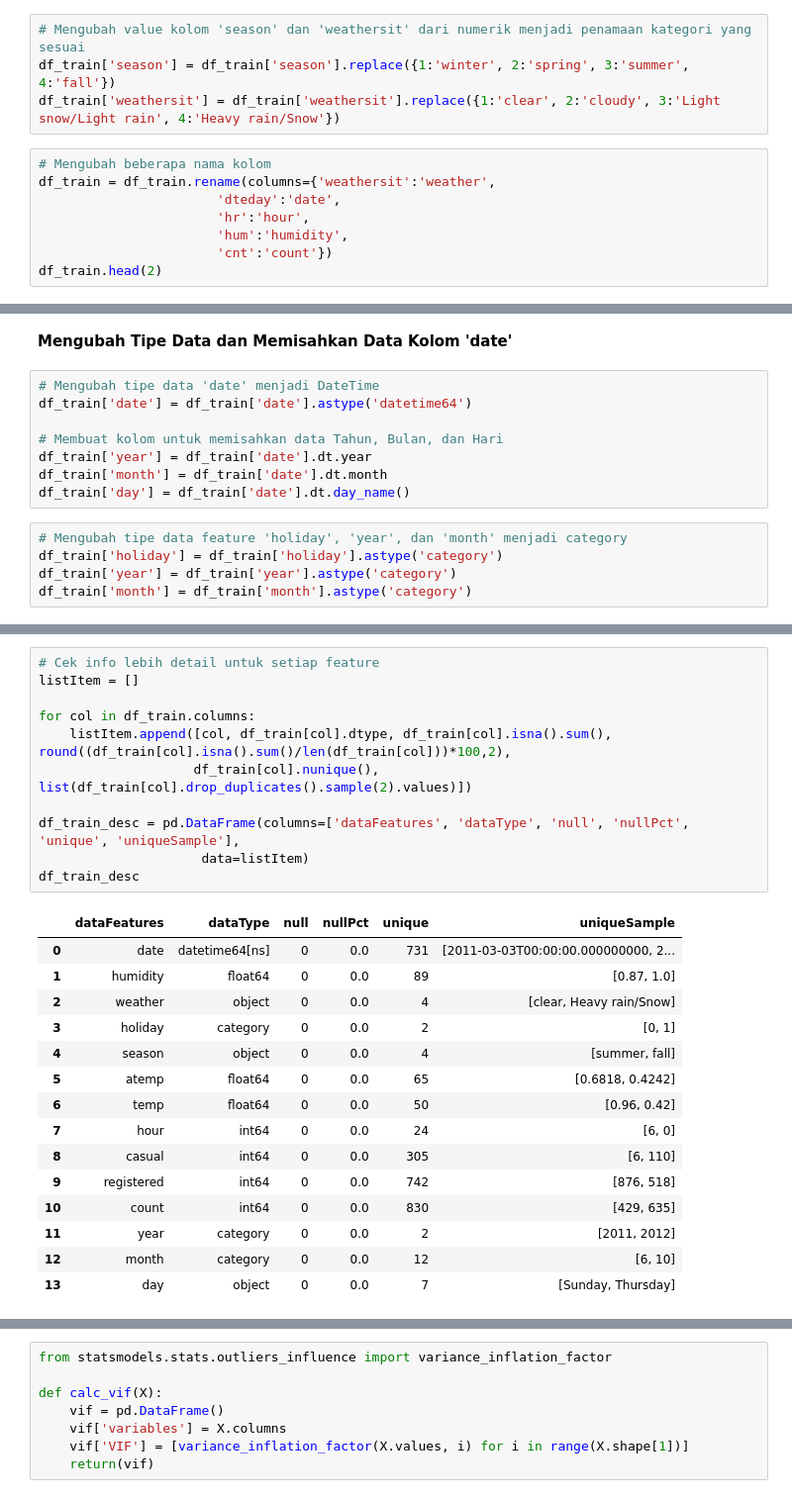
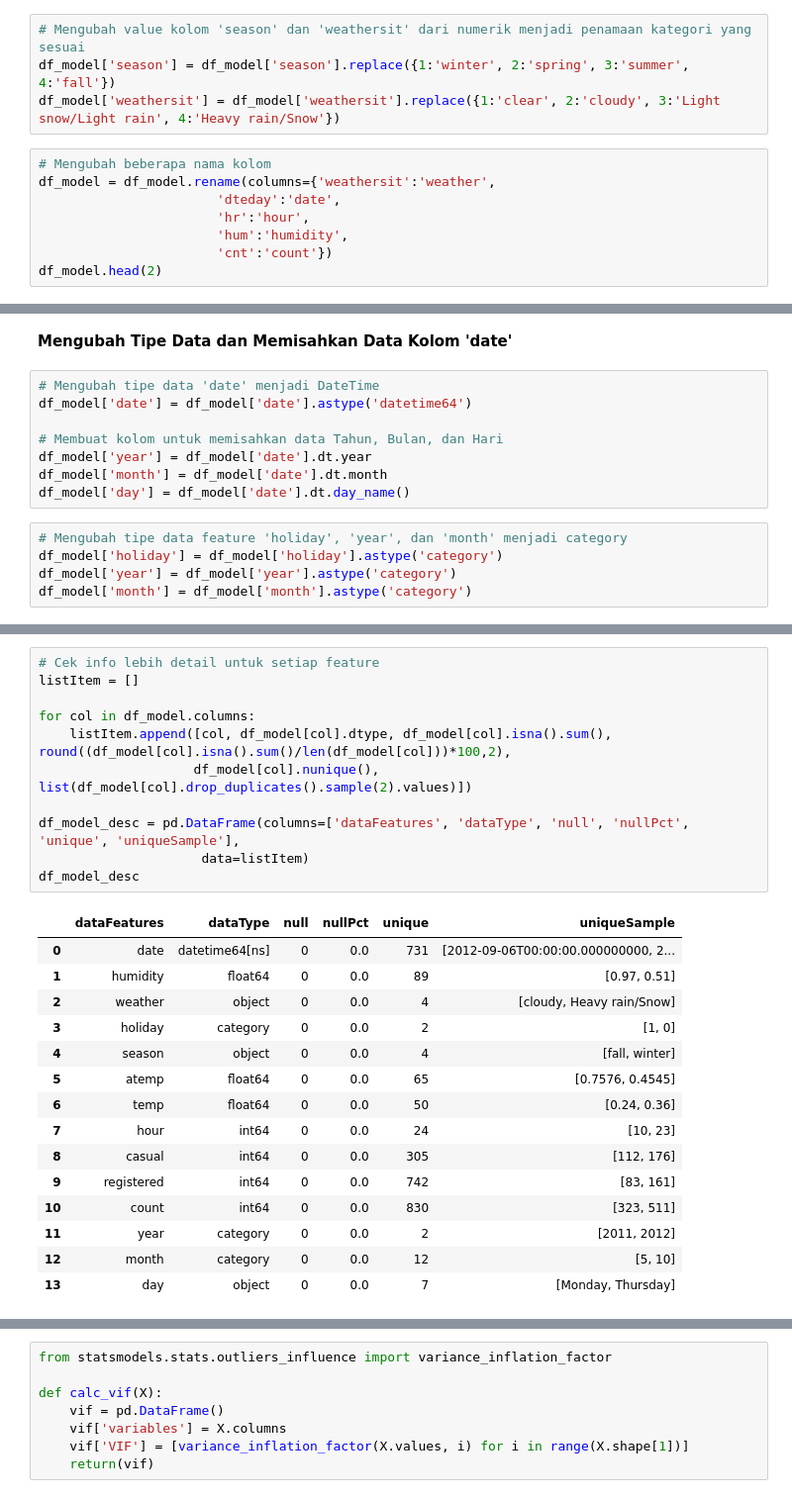
Before and after one commit to hrydwntr/Bike_Sharing_Model, a Jupyter notebook: capstone_modul_3.ipynb, the cells around one changed output, grey strips where cells are left out. Shown at 99% size. Drawn from its saved outputs; the diff is of its cells as text.

```diff
--- a/capstone_modul_3.ipynb
+++ b/capstone_modul_3.ipynb
@@ -36,15 +127,15 @@ df_train.drop('index', axis=1, inplace=True)
 # %%
 # Mengubah value kolom 'season' dan 'weathersit' dari numerik menjadi penamaan kategori yang sesuai
-df_train['season'] = df_train['season'].replace({1:'winter', 2:'spring', 3:'summer', 4:'fall'})
-df_train['weathersit'] = df_train['weathersit'].replace({1:'clear', 2:'cloudy', 3:'Light snow/Light rain', 4:'Heavy rain/Snow'})
+df_model['season'] = df_model['season'].replace({1:'winter', 2:'spring', 3:'summer', 4:'fall'})
+df_model['weathersit'] = df_model['weathersit'].replace({1:'clear', 2:'cloudy', 3:'Light snow/Light rain', 4:'Heavy rain/Snow'})
 # %%
 # Mengubah beberapa nama kolom
-df_train = df_train.rename(columns={'weathersit':'weather',
+df_model = df_model.rename(columns={'weathersit':'weather',
                        'dteday':'date',
                        'hr':'hour',
                        'hum':'humidity',
                        'cnt':'count'})
-df_train.head(2)
+df_model.head(2)
 # %% [output]
 |  | date | humidity | weather | holiday | season | atemp | temp | hour | casual | registered | count |
 | 0 | 2011-01-01 | 0.81 | clear | 0 | winter | 0.2879 | 0.24 | 0 | 3 | 13 | 16 |
@@ -69,15 +152,15 @@ Name: weather, dtype: int64
 **Mengubah Tipe Data dan Memisahkan Data Kolom 'date'**
 # %%
 # Mengubah tipe data 'date' menjadi DateTime
-df_train['date'] = df_train['date'].astype('datetime64')
+df_model['date'] = df_model['date'].astype('datetime64')
 
 # Membuat kolom untuk memisahkan data Tahun, Bulan, dan Hari
-df_train['year'] = df_train['date'].dt.year
-df_train['month'] = df_train['date'].dt.month
-df_train['day'] = df_train['date'].dt.day_name()
+df_model['year'] = df_model['date'].dt.year
+df_model['month'] = df_model['date'].dt.month
+df_model['day'] = df_model['date'].dt.day_name()
 # %%
 # Mengubah tipe data feature 'holiday', 'year', dan 'month' menjadi category
-df_train['holiday'] = df_train['holiday'].astype('category')
-df_train['year'] = df_train['year'].astype('category')
-df_train['month'] = df_train['month'].astype('category')
+df_model['holiday'] = df_model['holiday'].astype('category')
+df_model['year'] = df_model['year'].astype('category')
+df_model['month'] = df_model['month'].astype('category')
 # %%
@@ -107,27 +192,27 @@ False
 # %%
 # Cek info lebih detail untuk setiap feature
 listItem = []
 
-for col in df_train.columns:
-    listItem.append([col, df_train[col].dtype, df_train[col].isna().sum(), round((df_train[col].isna().sum()/len(df_train[col]))*100,2),
-                    df_train[col].nunique(), list(df_train[col].drop_duplicates().sample(2).values)])
+for col in df_model.columns:
+    listItem.append([col, df_model[col].dtype, df_model[col].isna().sum(), round((df_model[col].isna().sum()/len(df_model[col]))*100,2),
+                    df_model[col].nunique(), list(df_model[col].drop_duplicates().sample(2).values)])
 
-df_train_desc = pd.DataFrame(columns=['dataFeatures', 'dataType', 'null', 'nullPct', 'unique', 'uniqueSample'],
+df_model_desc = pd.DataFrame(columns=['dataFeatures', 'dataType', 'null', 'nullPct', 'unique', 'uniqueSample'],
                      data=listItem)
-df_train_desc
+df_model_desc
 # %% [output]
 |  | dataFeatures | dataType | null | nullPct | unique | uniqueSample |
-| 0 | date | datetime64[ns] | 0 | 0.0 | 731 | [2011-03-03T00:00:00.000000000, 2... |
-| 1 | humidity | float64 | 0 | 0.0 | 89 | [0.87, 1.0] |
-| 2 | weather | object | 0 | 0.0 | 4 | [clear, Heavy rain/Snow] |
-| 3 | holiday | category | 0 | 0.0 | 2 | [0, 1] |
-| 4 | season | object | 0 | 0.0 | 4 | [summer, fall] |
-| 5 | atemp | float64 | 0 | 0.0 | 65 | [0.6818, 0.4242] |
-| 6 | temp | float64 | 0 | 0.0 | 50 | [0.96, 0.42] |
-| 7 | hour | int64 | 0 | 0.0 | 24 | [6, 0] |
-| 8 | casual | int64 | 0 | 0.0 | 305 | [6, 110] |
-| 9 | registered | int64 | 0 | 0.0 | 742 | [876, 518] |
-| 10 | count | int64 | 0 | 0.0 | 830 | [429, 635] |
+| 0 | date | datetime64[ns] | 0 | 0.0 | 731 | [2012-09-06T00:00:00.000000000, 2... |
+| 1 | humidity | float64 | 0 | 0.0 | 89 | [0.97, 0.51] |
+| 2 | weather | object | 0 | 0.0 | 4 | [cloudy, Heavy rain/Snow] |
+| 3 | holiday | category | 0 | 0.0 | 2 | [1, 0] |
+| 4 | season | object | 0 | 0.0 | 4 | [fall, winter] |
+| 5 | atemp | float64 | 0 | 0.0 | 65 | [0.7576, 0.4545] |
+| 6 | temp | float64 | 0 | 0.0 | 50 | [0.24, 0.36] |
+| 7 | hour | int64 | 0 | 0.0 | 24 | [10, 23] |
+| 8 | casual | int64 | 0 | 0.0 | 305 | [112, 176] |
+| 9 | registered | int64 | 0 | 0.0 | 742 | [83, 161] |
+| 10 | count | int64 | 0 | 0.0 | 830 | [323, 511] |
 | 11 | year | category | 0 | 0.0 | 2 | [2011, 2012] |
-| 12 | month | category | 0 | 0.0 | 12 | [6, 10] |
-| 13 | day | object | 0 | 0.0 | 7 | [Sunday, Thursday] |
+| 12 | month | category | 0 | 0.0 | 12 | [5, 10] |
+| 13 | day | object | 0 | 0.0 | 7 | [Monday, Thursday] |
```
Also changed, not shown: parts of 91 cells of this notebook.
